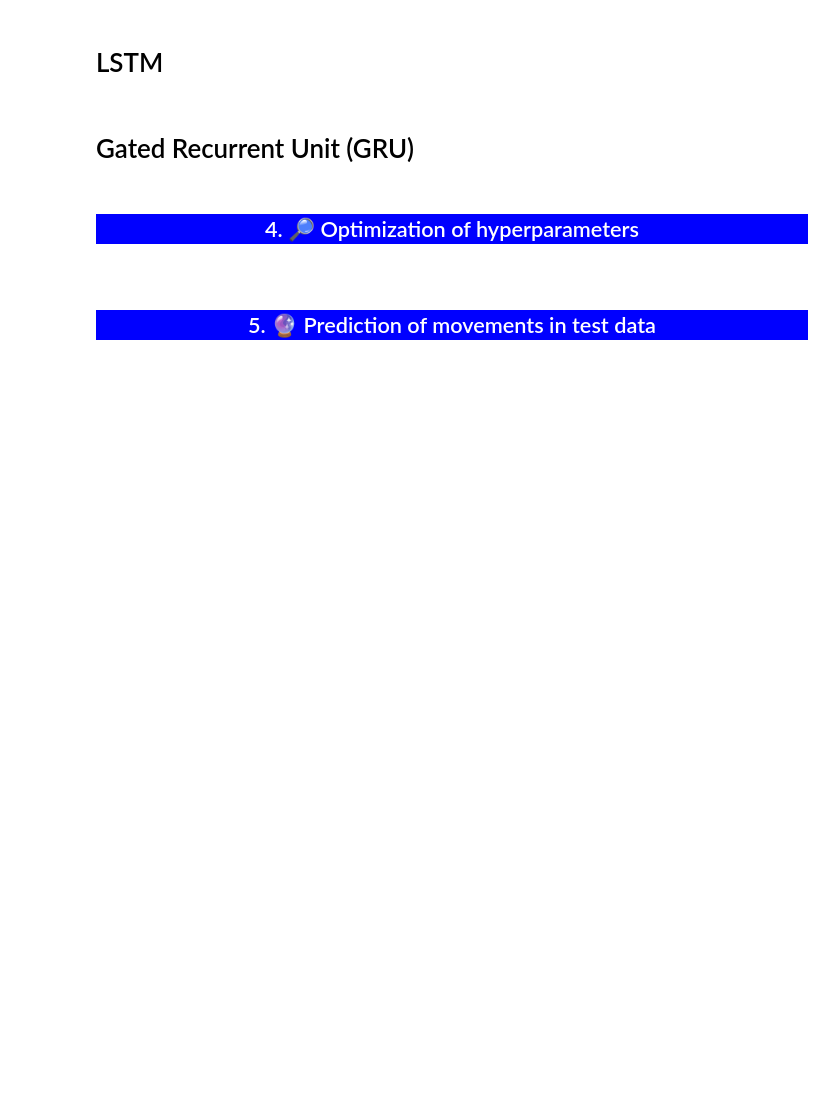
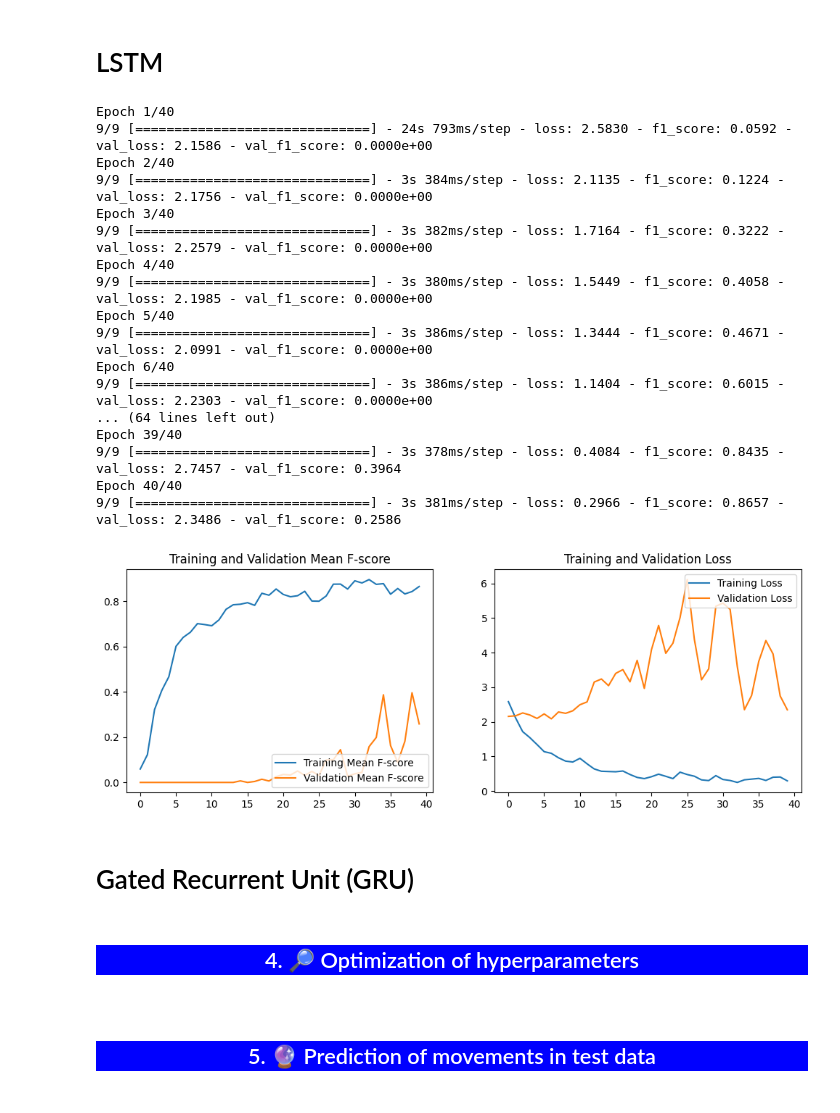
Before and after one commit to annamalkova8/Motorica-internship-task, a Jupyter notebook: motorica-internship-task.ipynb, the cells around one changed output. Drawn from its saved outputs; the diff is of its cells as text; code cells hidden in the pictures; blank space fills up the shorter version.

```diff
--- a/motorica-internship-task.ipynb
+++ b/motorica-internship-task.ipynb
@@ -208,17 +255,17 @@ display('X_train:',X_train_norm.shape,
 # %%
 #Plot for accuracy and val_loss
 def plot_accur(history, epochs=20):
-    acc = history.history['accuracy']
-    val_acc = history.history['val_accuracy']
+    acc = history.history['f1_score']
+    val_acc = history.history['val_f1_score']
     loss = history.history['loss']
     val_loss = history.history['val_loss']
     epochs_range = range(epochs)
     plt.figure(figsize=(12, 4))
     plt.subplot(1, 2, 1)
-    plt.plot(epochs_range, acc, label='Training Accuracy')
-    plt.plot(epochs_range, val_acc, label='Validation Accuracy')
+    plt.plot(epochs_range, acc, label='Training Mean F-score')
+    plt.plot(epochs_range, val_acc, label='Validation Mean F-score')
     plt.legend(loc='lower right')
-    plt.title('Training and Validation Accuracy')
+    plt.title('Training and Validation Mean F-score')
 
     plt.subplot(1, 2, 2)
     plt.plot(epochs_range, loss, label='Training Loss')
@@ -226,3 +273,13 @@ def plot_accur(history, epochs=20):
     plt.legend(loc='upper right')
     plt.title('Training and Validation Loss')
     plt.show()
+# %%
+def f1_score(y_true, y_pred):
+    # Function to calculate F-score
+    true_positives = K.sum(K.round(K.clip(y_true * y_pred, 0, 1)))
+    possible_positives = K.sum(K.round(K.clip(y_true, 0, 1)))
+    predicted_positives = K.sum(K.round(K.clip(y_pred, 0, 1)))
+    precision = true_positives / (predicted_positives + K.epsilon())
+    recall = true_positives / (possible_positives + K.epsilon())
+    f1_val = 2 * (precision * recall) / (precision + recall + K.epsilon())
+    return f1_val
@@ -231,32 +296,58 @@ def plot_accur(history, epochs=20):
 # %%
 from keras.models import Sequential
 from keras.layers import LSTM, Dense,BatchNormalization
 from keras.layers import TimeDistributed
 from keras.optimizers import Adam
 from keras.layers import Dropout
 # Bidirectional layers can allow the model to learn from both past and future time steps.
 from keras.layers import Bidirectional
 from keras.regularizers import l1
 from keras.layers import GRU
-
+from keras import backend as K
 
 model_lstm = Sequential()
-model_lstm.add(Bidirectional(LSTM(100, return_sequences=True), input_shape=(n_timesteps, n_features)))
+model_lstm.add(Bidirectional(LSTM(100, return_sequences=True),
+                             input_shape=(n_timesteps, n_features)))
+model_lstm.add(BatchNormalization())
+model_lstm.add(Bidirectional(LSTM(100, return_sequences=True)))
 model_lstm.add(BatchNormalization())
 model_lstm.add(Bidirectional(LSTM(50, return_sequences=True)))
 model_lstm.add(BatchNormalization())
 model_lstm.add(Bidirectional(LSTM(50, return_sequences=True)))
 model_lstm.add(BatchNormalization())
 model_lstm.add(Dropout(0.2))
 model_lstm.add(TimeDistributed(Dense(n_classes, activation='softmax')))
-optimizer = Adam(learning_rate=0.01)
-model_lstm.compile(loss='categorical_crossentropy', optimizer=optimizer, metrics=['accuracy'])
+optimizer = Adam(learning_rate=0.001)
+model_lstm.compile(loss='categorical_crossentropy',
+                   optimizer=optimizer,
+                   metrics=[f1_score])
 history_lstm = model_lstm.fit(X_train_norm,
                     y_train,
                     epochs=40,
                     batch_size=32,
                     validation_data=(X_valid_norm, y_valid))
 plot_accur(history_lstm, epochs=40)
+
+K.clear_session()
+# %% [output]
+Epoch 1/40
+9/9 [==============================] - 24s 793ms/step - loss: 2.5830 - f1_score: 0.0592 - val_loss: 2.1586 - val_f1_score: 0.0000e+00
+Epoch 2/40
+9/9 [==============================] - 3s 384ms/step - loss: 2.1135 - f1_score: 0.1224 - val_loss: 2.1756 - val_f1_score: 0.0000e+00
+Epoch 3/40
+9/9 [==============================] - 3s 382ms/step - loss: 1.7164 - f1_score: 0.3222 - val_loss: 2.2579 - val_f1_score: 0.0000e+00
+Epoch 4/40
+9/9 [==============================] - 3s 380ms/step - loss: 1.5449 - f1_score: 0.4058 - val_loss: 2.1985 - val_f1_score: 0.0000e+00
+Epoch 5/40
+9/9 [==============================] - 3s 386ms/step - loss: 1.3444 - f1_score: 0.4671 - val_loss: 2.0991 - val_f1_score: 0.0000e+00
+Epoch 6/40
+9/9 [==============================] - 3s 386ms/step - loss: 1.1404 - f1_score: 0.6015 - val_loss: 2.2303 - val_f1_score: 0.0000e+00
+... (64 lines left out)
+Epoch 39/40
+9/9 [==============================] - 3s 378ms/step - loss: 0.4084 - f1_score: 0.8435 - val_loss: 2.7457 - val_f1_score: 0.3964
+Epoch 40/40
+9/9 [==============================] - 3s 381ms/step - loss: 0.2966 - f1_score: 0.8657 - val_loss: 2.3486 - val_f1_score: 0.2586
+[figure, added]
 # %% [markdown]
 # Gated Recurrent Unit (GRU)
 # %%
```
Also changed, not shown: parts of 17 cells of this notebook.
